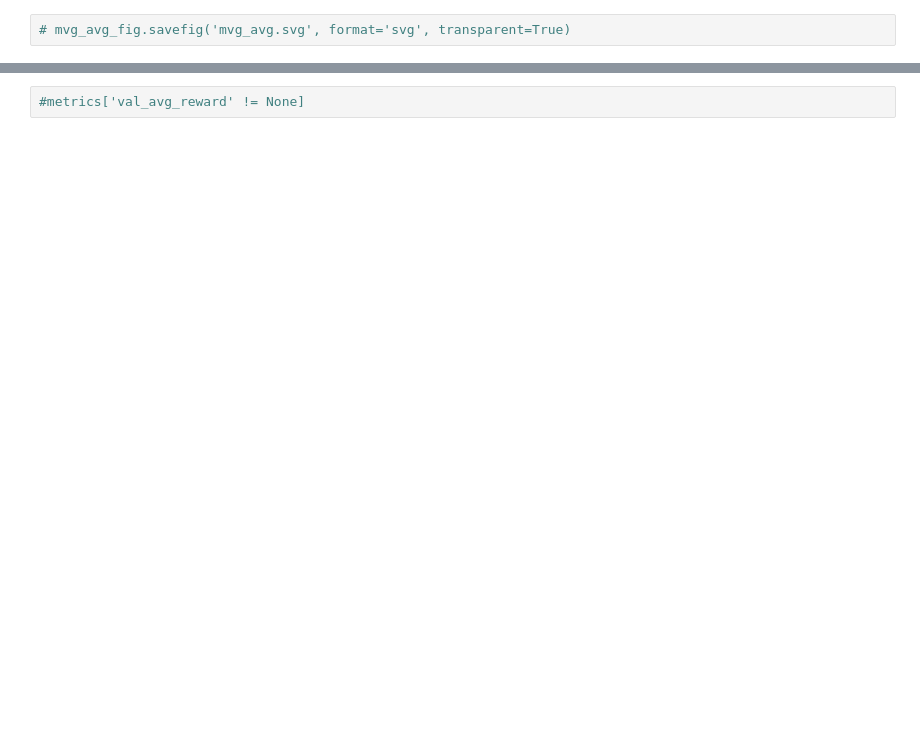
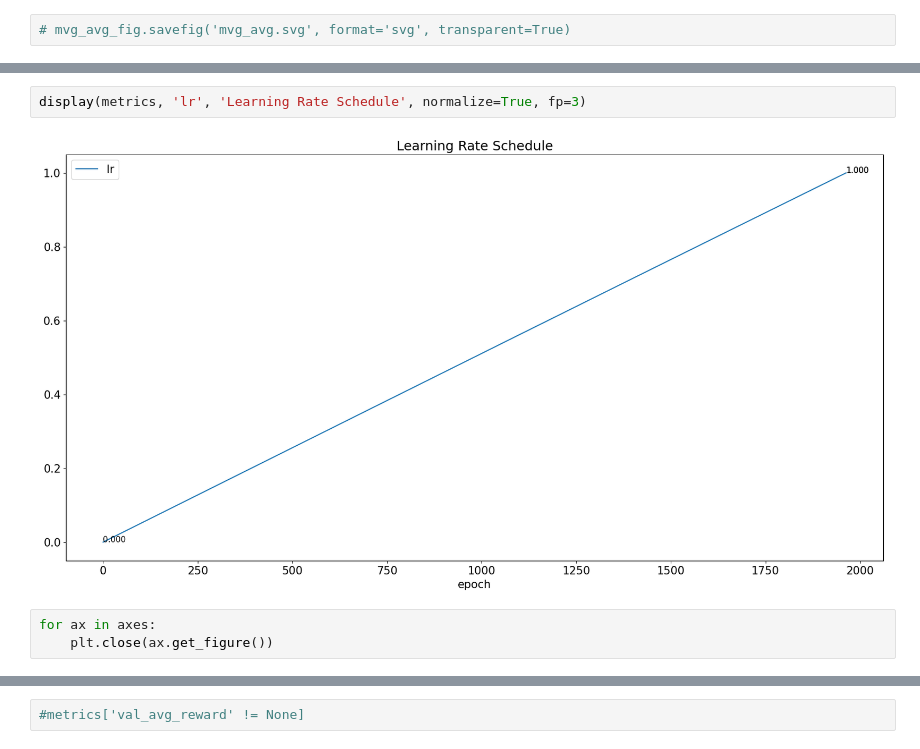
Before and after one commit to osnieltx/gnn-co, a Jupyter notebook: validation/history_visualizer.ipynb, the cells around one changed output, grey strips where cells are left out. Cells and saved outputs as stored; diff of their text form; blank space fills up the shorter version.

```diff
--- a/validation/history_visualizer.ipynb
+++ b/validation/history_visualizer.ipynb
@@ -103,0 +112,7 @@ mvg_avg_fig = display(s_metrics, 'rolling', title="Moving average of Solution Se
+# %%
+display(metrics, 'lr', 'Learning Rate Schedule', normalize=True, fp=3)
+# %% [output]
+[figure, added]
+# %%
+for ax in axes:
+    plt.close(ax.get_figure())
```
Also changed, not shown: parts of 13 cells of this notebook, 2 other files.
